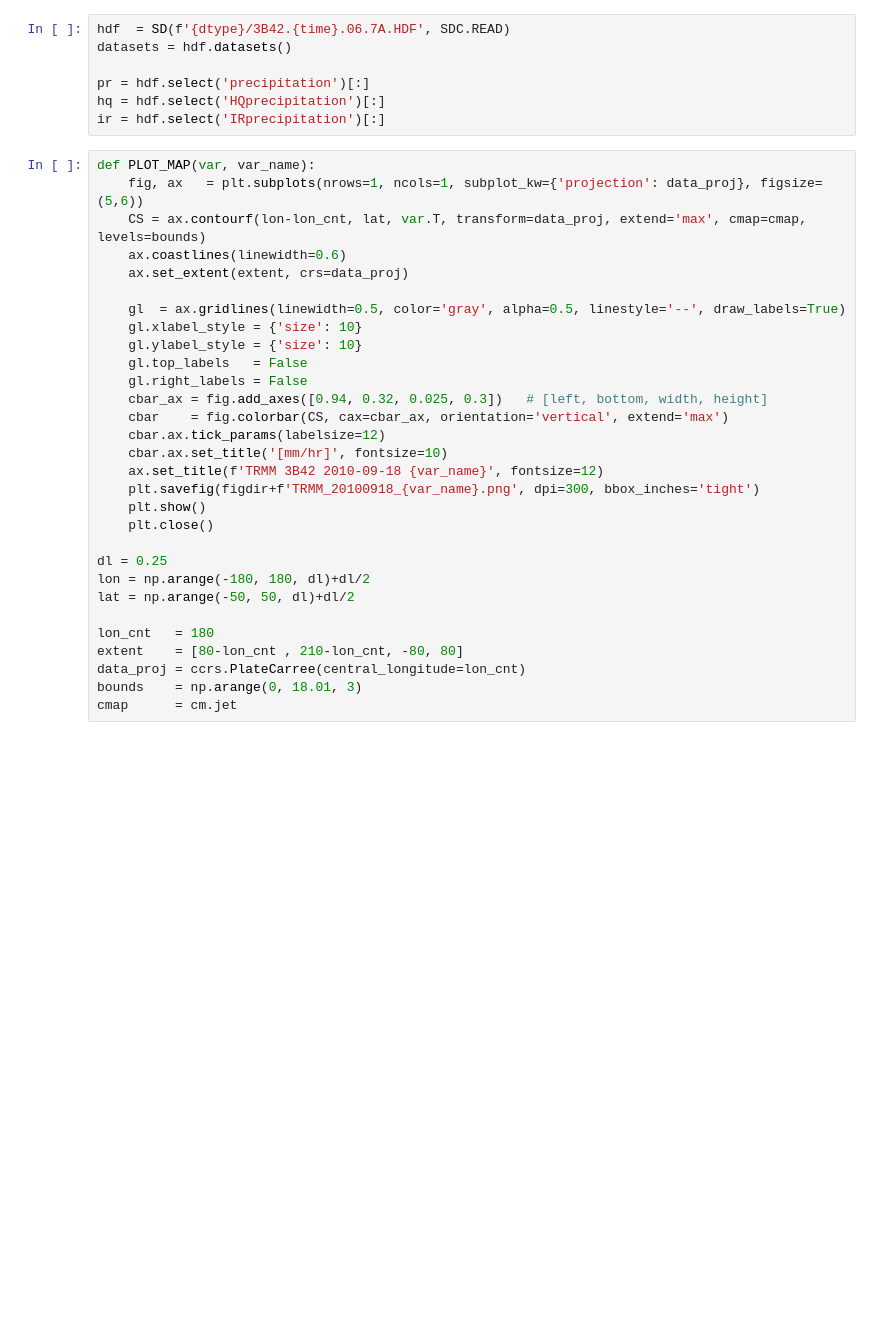
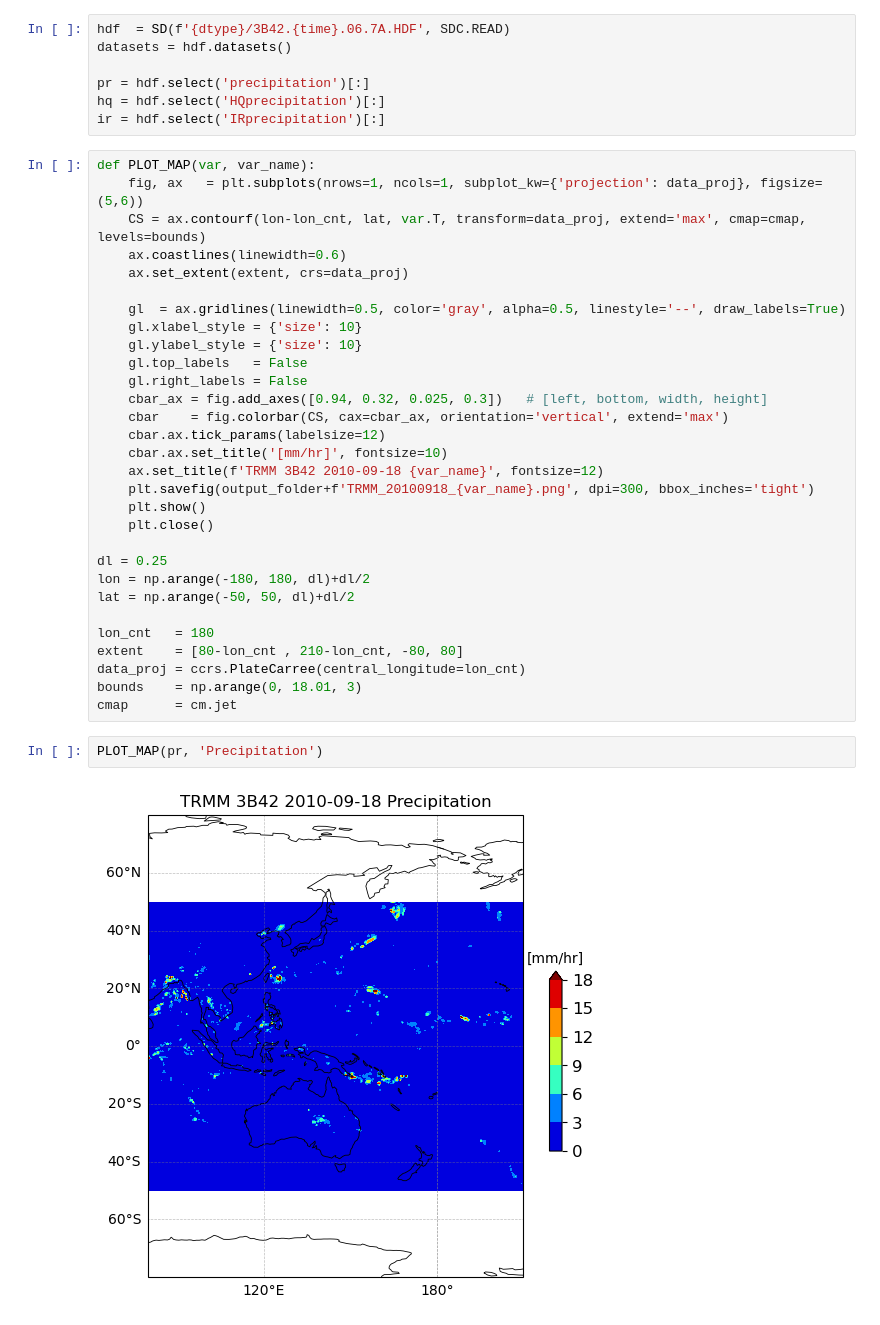
Before and after one commit to ChenHsuanHsu/Remote-sensing-, a Jupyter notebook: TRMM.ipynb, the cells around one changed output. Cells and saved outputs as stored; diff of their text form; blank space fills up the shorter version.

Commit message:
TRMM
upload for hw6

```diff
--- a/TRMM.ipynb
+++ b/TRMM.ipynb
@@ -40,7 +40,7 @@ def PLOT_MAP(var, var_name):
     cbar.ax.tick_params(labelsize=12)
     cbar.ax.set_title('[mm/hr]', fontsize=10)
     ax.set_title(f'TRMM 3B42 2010-09-18 {var_name}', fontsize=12)
-    plt.savefig(figdir+f'TRMM_20100918_{var_name}.png', dpi=300, bbox_inches='tight')
+    plt.savefig(output_folder+f'TRMM_20100918_{var_name}.png', dpi=300, bbox_inches='tight')
     plt.show()
     plt.close()
 
@@ -53,3 +53,7 @@ extent    = [80-lon_cnt , 210-lon_cnt, -80, 80]
 data_proj = ccrs.PlateCarree(central_longitude=lon_cnt)
 bounds    = np.arange(0, 18.01, 3)
 cmap      = cm.jet
+# %%
+PLOT_MAP(pr, 'Precipitation')
+# %% [output]
+[figure, added]
```
Also changed, not shown: parts of 7 cells of this notebook, 2 other files.
